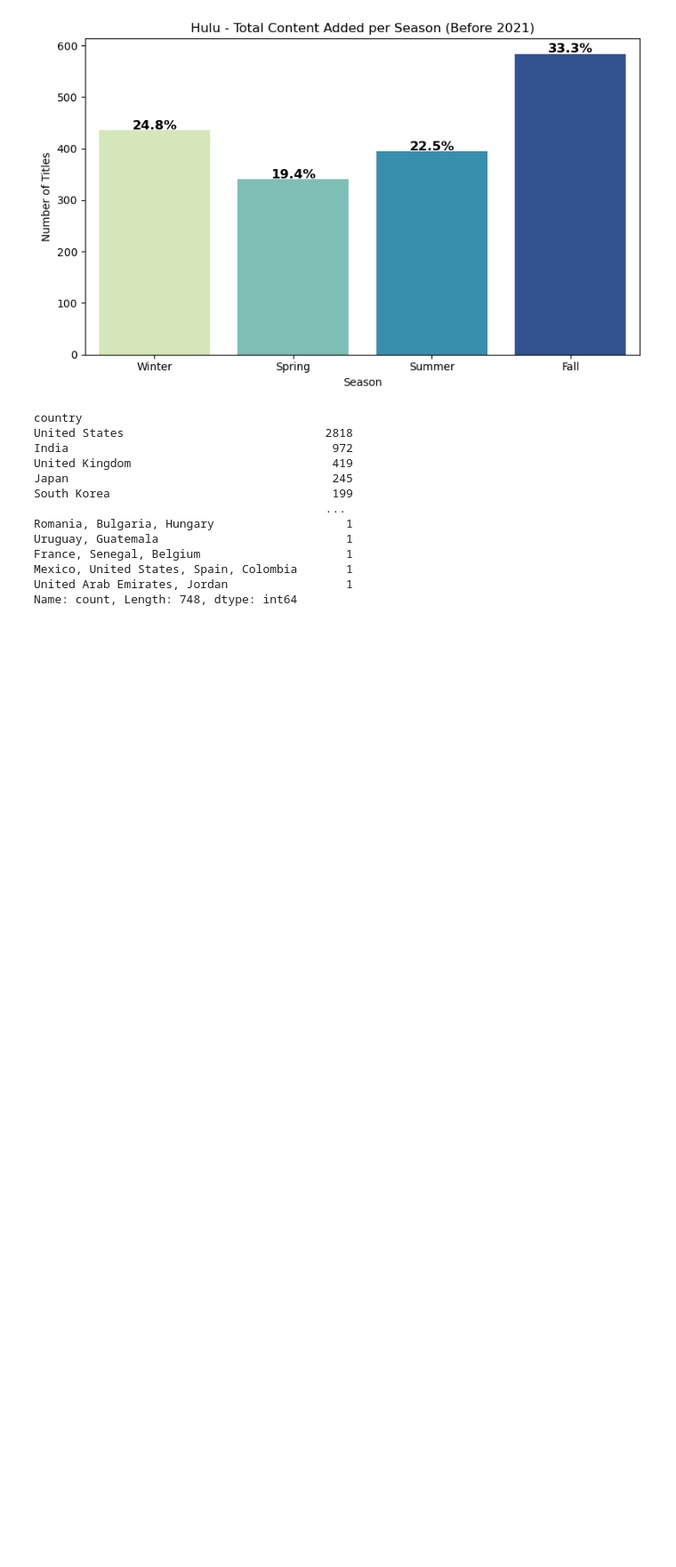
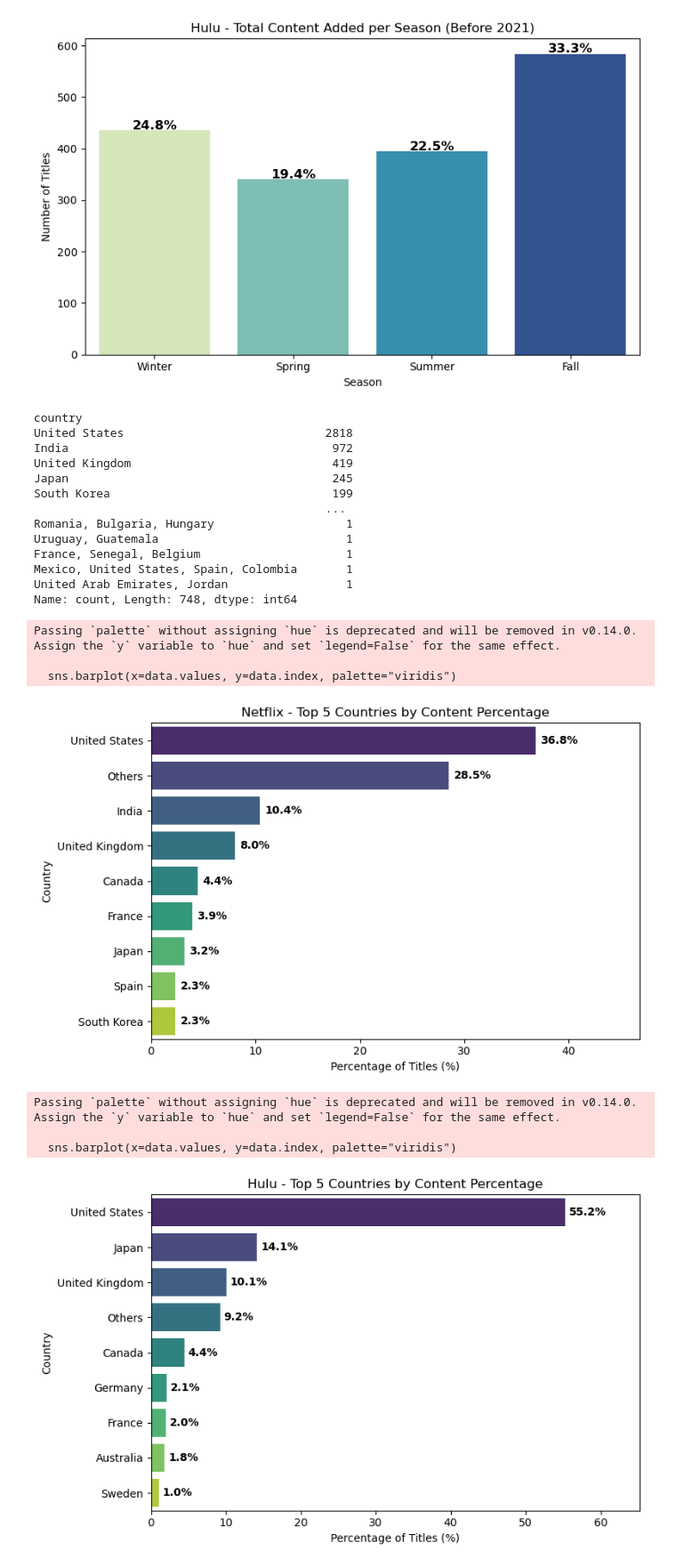
Before and after one commit to alameenp/EDA_Group_Project, a Jupyter notebook: visualizations.ipynb, the cells around one changed output. Shown at 89% size. Cells and saved outputs as stored; diff of their text form; code cells hidden in the pictures; blank space fills up the shorter version.

```diff
--- a/visualizations.ipynb
+++ b/visualizations.ipynb
@@ -545,4 +545,53 @@ Mexico, United States, Spain, Colombia       1
 United Arab Emirates, Jordan                 1
 Name: count, Length: 748, dtype: int64
 # %%
-list1 = [1]
+def prepare_country_data_percent(platform_name):
+    platform_data = df_country[df_country['platform'] == platform_name]
+
+    # Explode for multiple countries
+    platform_data = platform_data.assign(country=platform_data['country'].str.split(', ')).explode('country')
+
+    # Count countries
+    country_counts = platform_data['country'].value_counts()
+
+    # Top 5 + others
+    top_5 = country_counts.head(8)
+    others_sum = country_counts[8:].sum()
+
+    final_counts = pd.concat([top_5, pd.Series({'Others': others_sum})])
+    final_counts = final_counts.sort_values(ascending=False)
+
+    # Convert to percentage
+    percentages = (final_counts / final_counts.sum()) * 100
+    return percentages
+
+def plot_horizontal_bar_percent(data, platform_name):
+    plt.figure(figsize=(8, 5))
+    sns.barplot(x=data.values, y=data.index, palette="viridis")
+
+    for i, v in enumerate(data.values):
+        plt.text(v + 0.5, i, f'{v:.1f}%', va='center', fontweight='bold')
+
+    plt.title(f'{platform_name} - Top 5 Countries by Content Percentage')
+    plt.xlabel('Percentage of Titles (%)')
+    plt.ylabel('Country')
+    plt.xlim(0, max(data.values) + 10)
+    plt.tight_layout()
+    plt.show()
+
+# For Netflix
+netflix_percent = prepare_country_data_percent('Netflix')
+plot_horizontal_bar_percent(netflix_percent, 'Netflix')
+
+# For Hulu
+hulu_percent = prepare_country_data_percent('Hulu')
+plot_horizontal_bar_percent(hulu_percent, 'Hulu')
+# %% [output]
+Passing `palette` without assigning `hue` is deprecated and will be removed in v0.14.0. Assign the `y` variable to `hue` and set `legend=False` for the same effect.
+
+  sns.barplot(x=data.values, y=data.index, palette="viridis")
+[figure, added]
+Passing `palette` without assigning `hue` is deprecated and will be removed in v0.14.0. Assign the `y` variable to `hue` and set `legend=False` for the same effect.
+
+  sns.barplot(x=data.values, y=data.index, palette="viridis")
+[figure, added]
```
Also changed, not shown: parts of 16 cells of this notebook.
